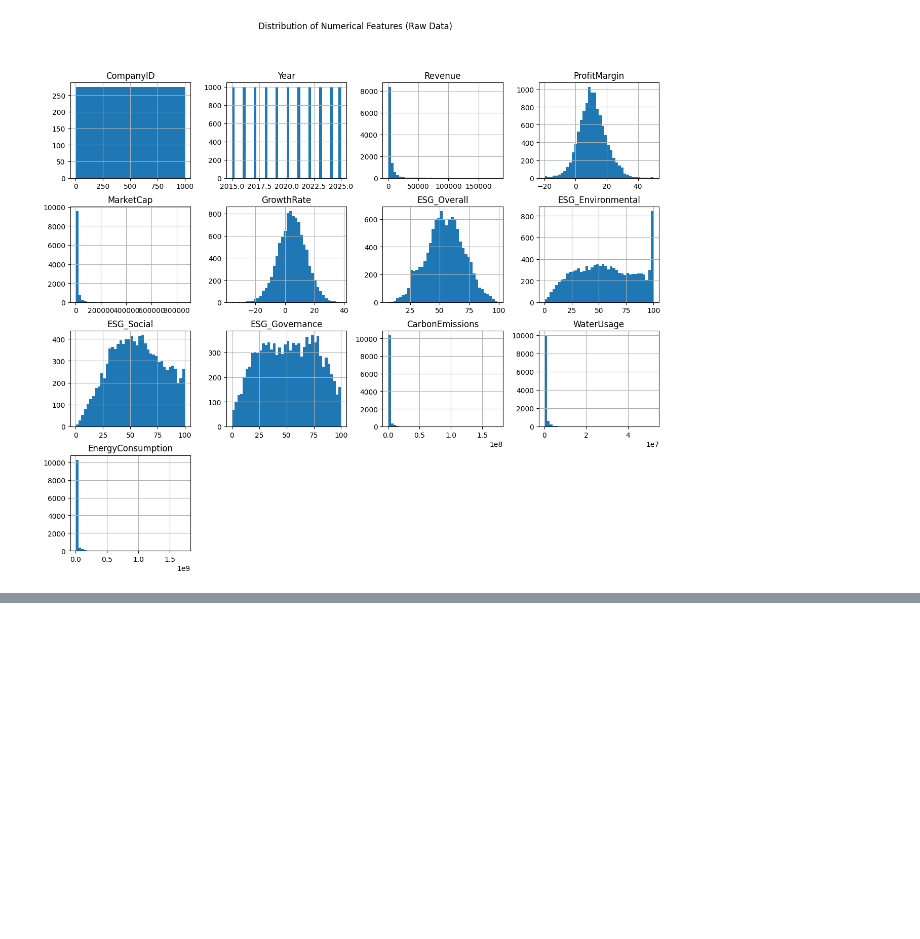
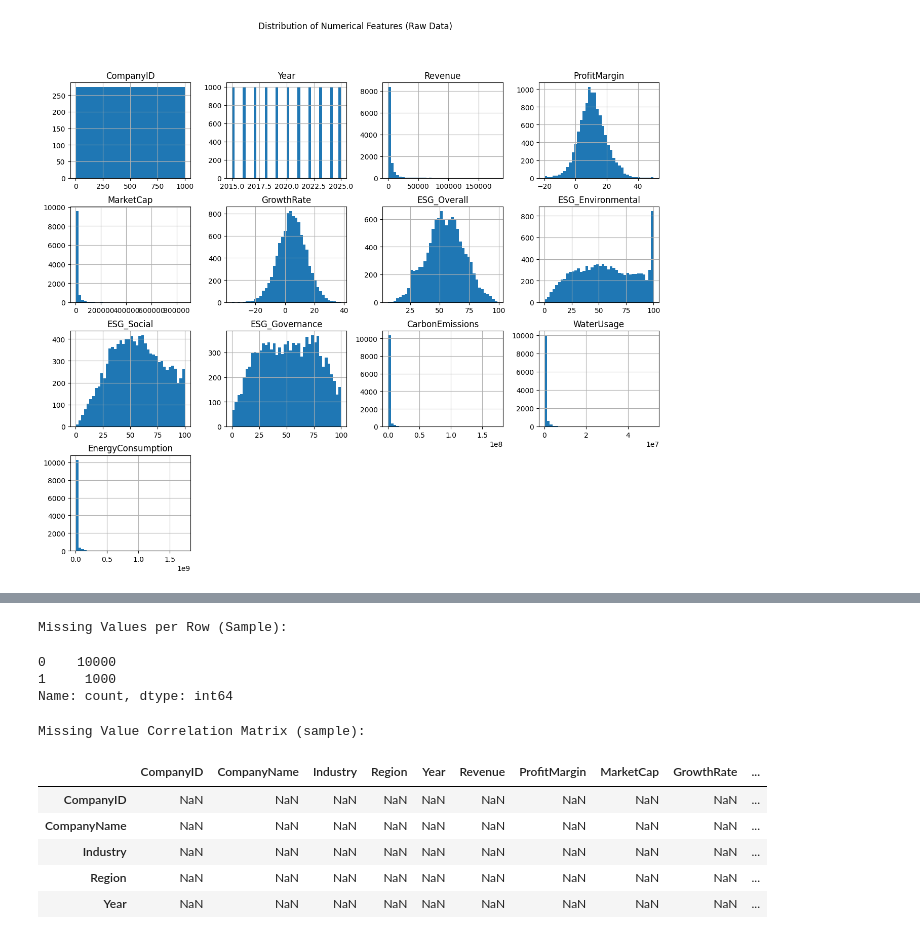
Before and after one commit to KuhuVyas/ESG-Financial-Metrics-Analysis-, a Jupyter notebook: 01_data_quality_cleaning.ipynb, the cells around one changed output, grey strips where cells are left out. Cells and saved outputs as stored; diff of their text form; code cells hidden in the pictures; blank space fills up the shorter version.

```diff
--- a/esg_analysis.ipynb
+++ b/01_data_quality_cleaning.ipynb
@@ -6,7 +6,6 @@ import seaborn as sns
 # %%
 # TODO: dataset loading with basic optimization
 file_path = "data/raw_esg_financial_data.csv"
-df = pd.read_csv(file_path)
 
 try:
     df = pd.read_csv(
@@ -14,6 +13,8 @@ try:
         low_memory=False  # avoids dtype warnings
     )
     print("Dataset loaded successfully")
+except FileNotFoundError:
+      print(f"Error: File not found at {file_path}")
 except Exception as e:
     print("Error loading dataset:", e)
 # %% [output]
@@ -91,0 +147,27 @@ plt.show()
+# %%
+# TODO: TASK - Check nulls
+# Run missing value diagnosis
+
+# Check if missing values follow any pattern (row-wise)
+missing_row_pattern = df.isnull().sum(axis=1)
+
+print("Missing Values per Row (Sample):")
+display(missing_row_pattern.value_counts().head())
+
+# Correlation of missing values (advanced insight)
+missing_corr = df.isnull().corr()
+
+print("Missing Value Correlation Matrix (sample):")
+display(missing_corr.head())
+# %% [output]
+Missing Values per Row (Sample):
+0    10000
+1     1000
+Name: count, dtype: int64
+Missing Value Correlation Matrix (sample):
+|  | CompanyID | CompanyName | Industry | Region | Year | Revenue | ProfitMargin | MarketCap | GrowthRate | ... |
+| CompanyID | NaN | NaN | NaN | NaN | NaN | NaN | NaN | NaN | NaN | ... |
+| CompanyName | NaN | NaN | NaN | NaN | NaN | NaN | NaN | NaN | NaN | ... |
+| Industry | NaN | NaN | NaN | NaN | NaN | NaN | NaN | NaN | NaN | ... |
+| Region | NaN | NaN | NaN | NaN | NaN | NaN | NaN | NaN | NaN | ... |
+| Year | NaN | NaN | NaN | NaN | NaN | NaN | NaN | NaN | NaN | ... |
```
Also changed, not shown: parts of 8 cells of this notebook, 3 other files.
